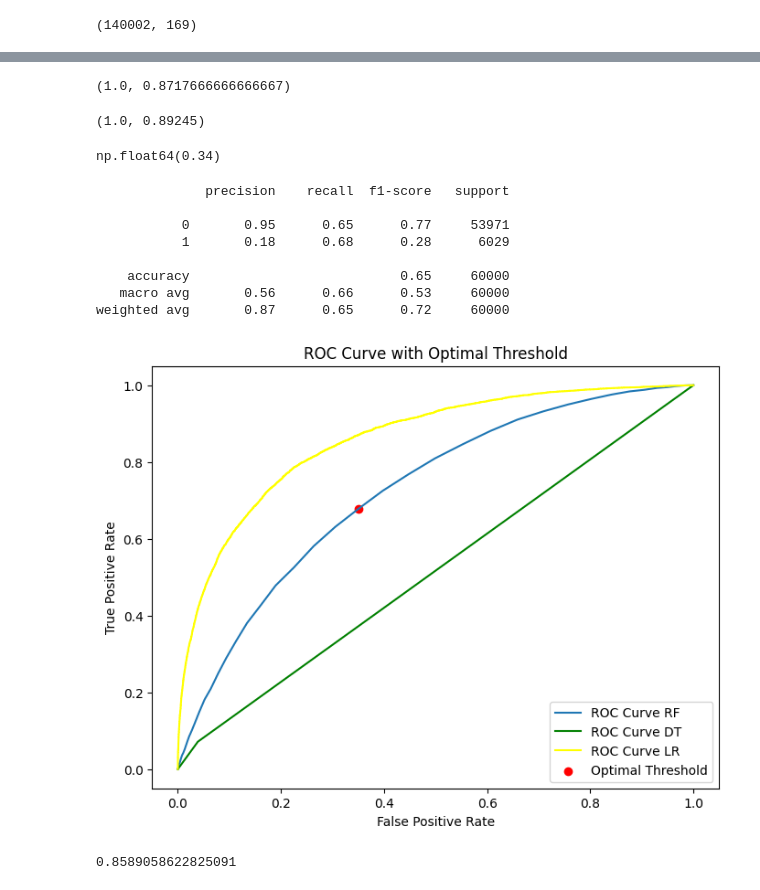
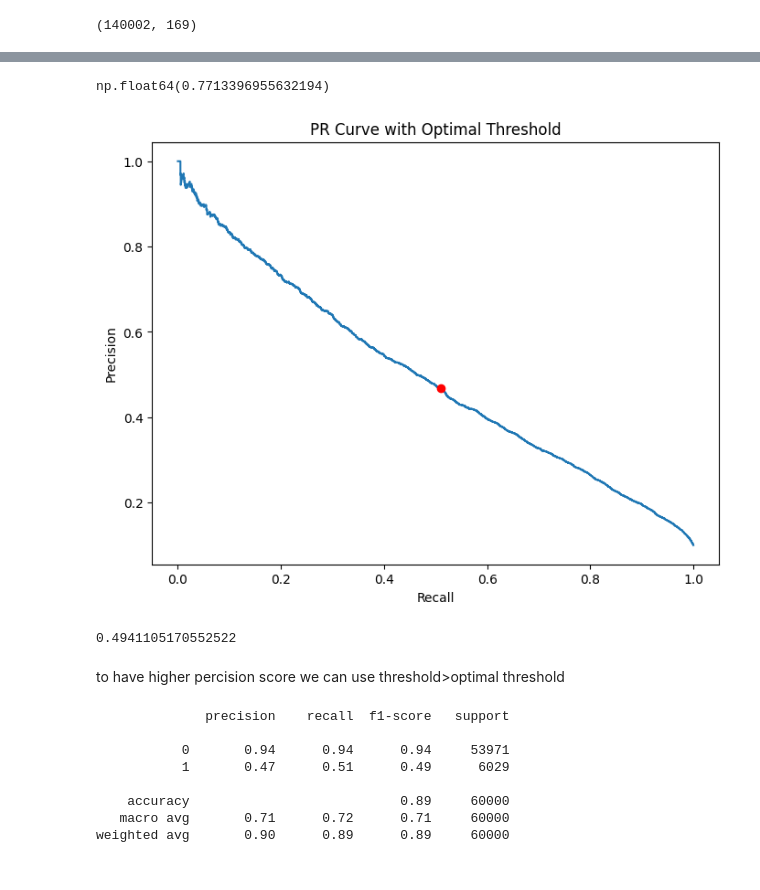
Before and after one commit to Reyhansedghi/MLTasks, a Jupyter notebook: task6/task.ipynb, the cells around one changed output, grey strips where cells are left out. Drawn from its saved outputs; the diff is of its cells as text; code cells hidden in the pictures.

```diff
--- a/task6/task.ipynb
+++ b/task6/task.ipynb
@@ -91,7 +81,6 @@ x_test_mm=sc.transform(x_test)
 # %%
-#trained by imbalanced data
 log1=LogisticRegression(max_iter=300,random_state=42)
-log1.fit(x_train, y_train)
-y_pred=log1.predict(x_test)
-log1.score(x_train, y_train),log1.score(x_test,y_test)
+log1.fit(x_train_bal_sc, y_train_bal)
+y_pred=log1.predict(x_test_sc)
+log1.score(x_train_bal_sc, y_train_bal),log1.score(x_test_sc,y_test)
 # %% [output]
@@ -111,11 +100,2 @@ weighted avg       0.90      0.91      0.90     60000
 # %%
-y_prob = log1.predict_proba(x_test)[:, 1]
-fpr2, tpr2, _ = roc_curve(y_test, y_prob)
+y_prob = log1.predict_proba(x_test_sc)[:, 1]
-# %%
-#maxmin scaler better than standardscaler for this situation by DT model
-tree=DecisionTreeClassifier(random_state=42)
-tree.fit(x_train_bal_mm, y_train_bal)
-y_prob_tree = tree.predict_proba(x_test_mm)[:, 1]
-tree.score(x_train_bal_mm, y_train_bal),tree.score(x_test_mm,y_test)
-# %% [output]
-(1.0, 0.8717666666666667)
@@ -124,44 +102,39 @@ fpr1, tpr1, _ = roc_curve(y_test, y_prob_tree)
-# %%
-forest=RandomForestClassifier(random_state=42)
-forest.fit(x_train_bal_sc, y_train_bal)
-y_prob_forest = forest.predict_proba(x_test_sc)[:, 1]
-forest.score(x_train_bal_sc, y_train_bal),forest.score(x_test_sc,y_test)
-# %% [output]
-(1.0, 0.89245)
 # %%
-fpr, tpr, thresholds = roc_curve(y_test, y_prob_forest)
-optimal_idx = np.argmax(tpr - fpr)
+precision, recall, thresholds = precision_recall_curve(y_test, y_prob)
+f1_scores = 2 * (precision * recall) / (precision + recall)
+optimal_idx = np.argmax(f1_scores)
 optimal_threshold = thresholds[optimal_idx]
 optimal_threshold
 # %% [output]
-np.float64(0.34)
+np.float64(0.7713396955632194)
+# %%
+plt.figure(figsize=(8,6))
+plt.plot(recall, precision)
+plt.scatter(recall[optimal_idx], precision[optimal_idx], color="red", zorder=3,
+            label=f"Optimal Threshold: {optimal_threshold:.4f}")
+plt.xlabel("Recall")
+plt.ylabel("Precision")
+plt.title("PR Curve with Optimal Threshold")
+
+plt.show()
+print(auc(recall, precision))
+# %% [output]
+[figure, added]
+0.4941105170552522
+# %% [markdown]
+to have higher percision score we can use threshold>optimal threshold
 # %%
-y_pred_adjusted = (y_prob_forest >= optimal_threshold).astype(int)
-print(classification_report(y_test, y_pred_adjusted))
+y_pred_new = (y_prob >= optimal_threshold).astype(int)#highest f1
+print(classification_report(y_test, y_pred_new))
 # %% [output]
               precision    recall  f1-score   support
 
-           0       0.95      0.65      0.77     53971
-           1       0.18      0.68      0.28      6029
+           0       0.94      0.94      0.94     53971
+           1       0.47      0.51      0.49      6029
 
-    accuracy                           0.65     60000
-   macro avg       0.56      0.66      0.53     60000
-weighted avg       0.87      0.65      0.72     60000
+    accuracy                           0.89     60000
+   macro avg       0.71      0.72      0.71     60000
+weighted avg       0.90      0.89      0.89     60000
-# %%
-plt.figure(figsize=(8,6))
-plt.plot(fpr, tpr, label="ROC Curve RF")
-plt.plot(fpr1, tpr1, label="ROC Curve DT",color='green')
-plt.plot(fpr2, tpr2,label="ROC Curve LR",color='yellow')
-plt.scatter(fpr[optimal_idx], tpr[optimal_idx], marker='o', color='red', label="Optimal Threshold")
-plt.xlabel("False Positive Rate")
-plt.ylabel("True Positive Rate")
-plt.title("ROC Curve with Optimal Threshold")
-plt.legend()
-plt.show()
-print(auc(fpr2, tpr2))
-# %% [output]
-[figure, removed]
-0.8589058622825091
 # %%
 target=log1.predict(df_test_x)
 df_test['target']=target
```
Also changed, not shown: parts of 6 cells of this notebook.
